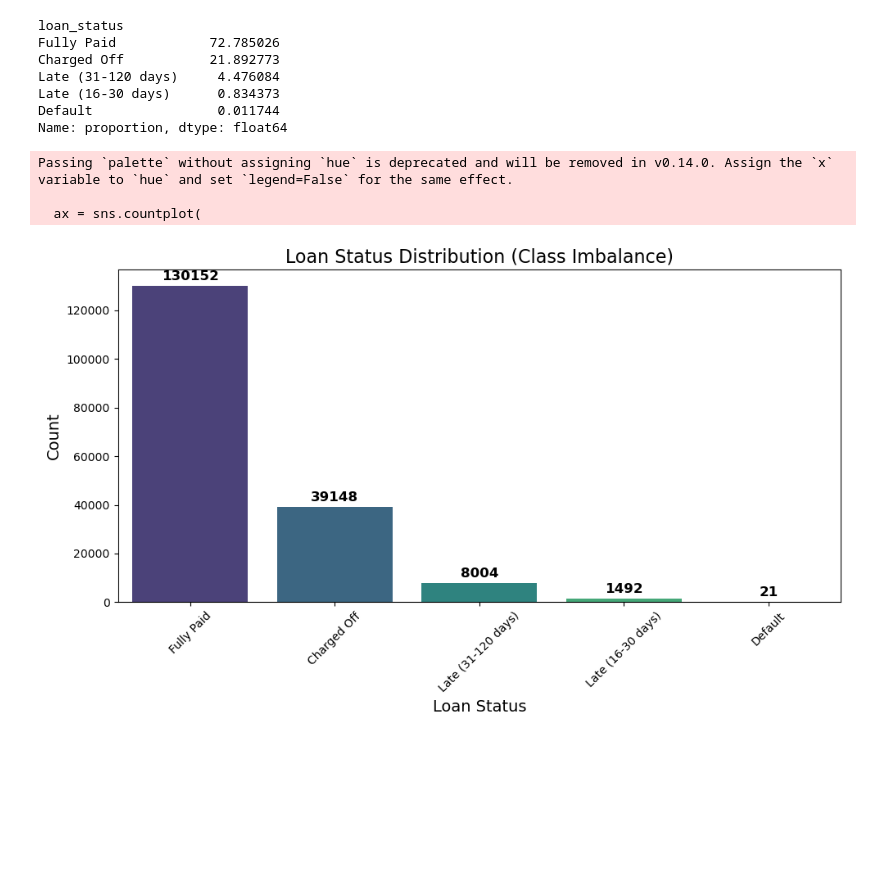
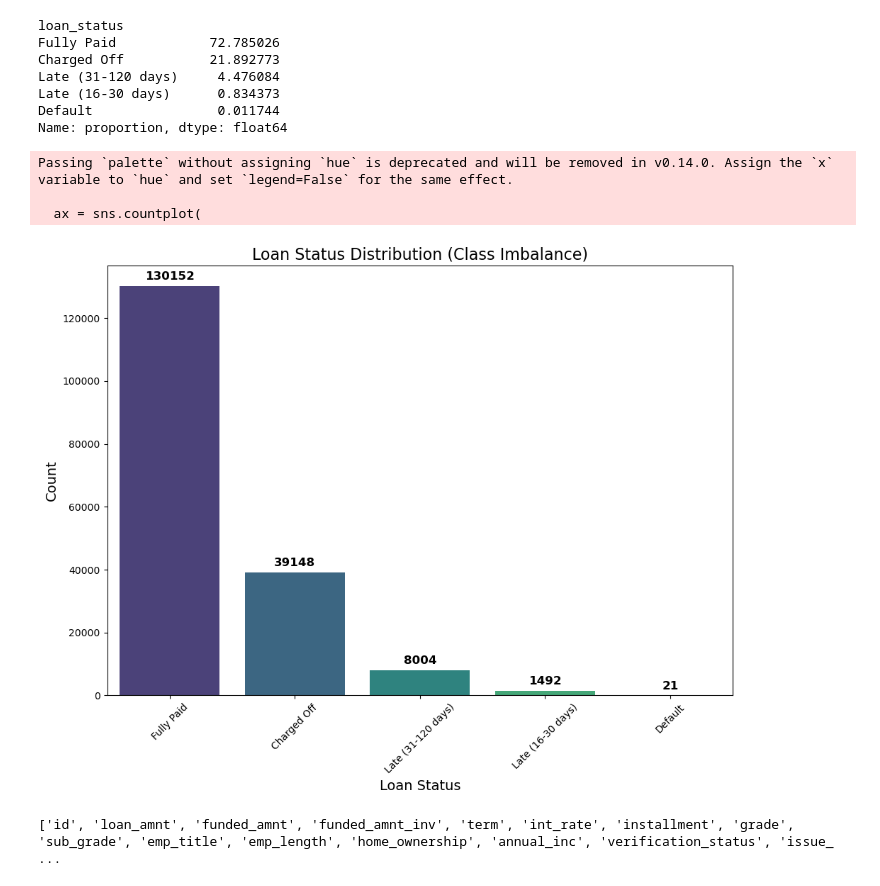
Before and after one commit to nfrank6-depaul/credit-decisioning, a Jupyter notebook: notebooks/eda.ipynb, the cells around one changed output. Cells and saved outputs as stored; diff of their text form; code cells hidden in the pictures; blank space fills up the shorter version.

```diff
--- a/notebooks/eda.ipynb
+++ b/notebooks/eda.ipynb
@@ -45,32 +85,37 @@ Name: proportion, dtype: float64
 counts = df['loan_status'].value_counts()
 order = counts.index
 
-plt.figure(figsize=(10, 6))
+plt.figure(figsize=(10, 8))
 ax = sns.countplot(
     data=df,
     x='loan_status',
     order=order,
     palette="viridis"
 )
 
 # --- Add data labels ---
 for i, count in enumerate(counts):
     ax.text(
         i,                              # x coordinate
         count + (0.01 * max(counts)),   # y coordinate slightly above bar
         str(count),                     # text (count)
         ha='center', va='bottom',
         fontsize=12, fontweight='bold'
     )
 
 plt.title("Loan Status Distribution (Class Imbalance)", fontsize=16)
 plt.xlabel("Loan Status", fontsize=14)
 plt.ylabel("Count", fontsize=14)
 plt.xticks(rotation=45)
 plt.tight_layout()
 plt.show()
 # %% [output]
 Passing `palette` without assigning `hue` is deprecated and will be removed in v0.14.0. Assign the `x` variable to `hue` and set `legend=False` for the same effect.
 
   ax = sns.countplot(
-[figure, old version]
+[figure, new version]
+# %%
+# list of features in the reduced dataset
+print(df.columns.tolist())
+# %% [output]
+['id', 'loan_amnt', 'funded_amnt', 'funded_amnt_inv', 'term', 'int_rate', 'installment', 'grade', 'sub_grade', 'emp_title', 'emp_length', 'home_ownership', 'annual_inc', 'verification_status', 'issue_ ...
```
Also changed, not shown: parts of 5 cells of this notebook, 3 other files.
